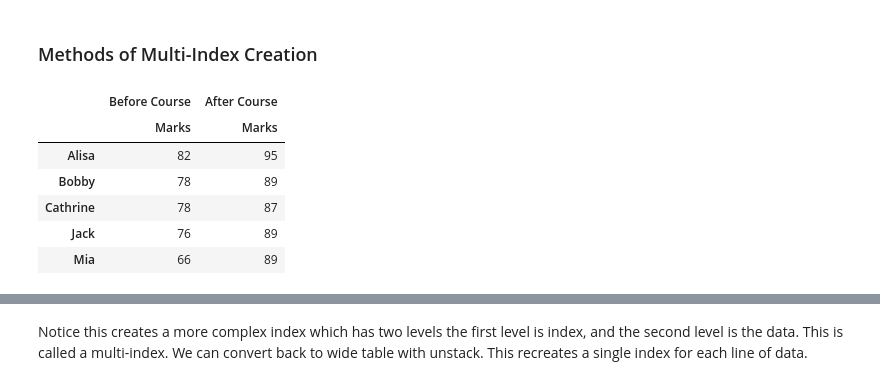
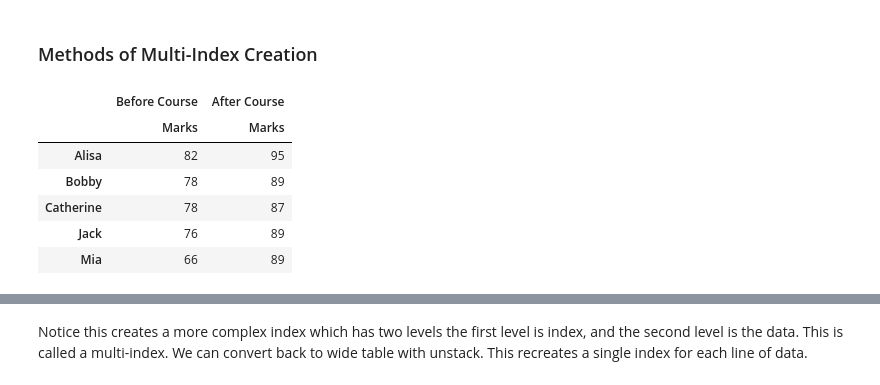
Before and after one commit to AlexHamn/data-science-fundamentals, a Jupyter notebook: pandasAditionalContent.ipynb, the cells around one changed output, grey strips where cells are left out. Cells and saved outputs as stored; diff of their text form; code cells hidden in the pictures.

```diff
--- a/pandasAditionalContent.ipynb
+++ b/pandasAditionalContent.ipynb
@@ -333,18 +347,18 @@ print(pd.merge(my_df1, my_df2, on='Product_ID', how='right'))
 # %%
 header = pd.MultiIndex.from_product([['Before Course','After Course'],['Marks']])
 d=([[82,95],[78,89],[78,87],[76,89],[66,89]])
 
 
 my_df = pd.DataFrame(d,
-                  index=['Alisa','Bobby','Cathrine','Jack','Mia'],
+                  index=['Alisa','Bobby','Catherine','Jack','Mia'],
                   columns=header)
 my_df
 # %% [output]
 |  | Before Course | After Course |
 |  | Marks | Marks |
 | Alisa | 82 | 95 |
 | Bobby | 78 | 89 |
-| Cathrine | 78 | 87 |
+| Catherine | 78 | 87 |
 | Jack | 76 | 89 |
 | Mia | 66 | 89 |
 # %%
```
Also changed, not shown: parts of 16 cells of this notebook, 9 other files.
